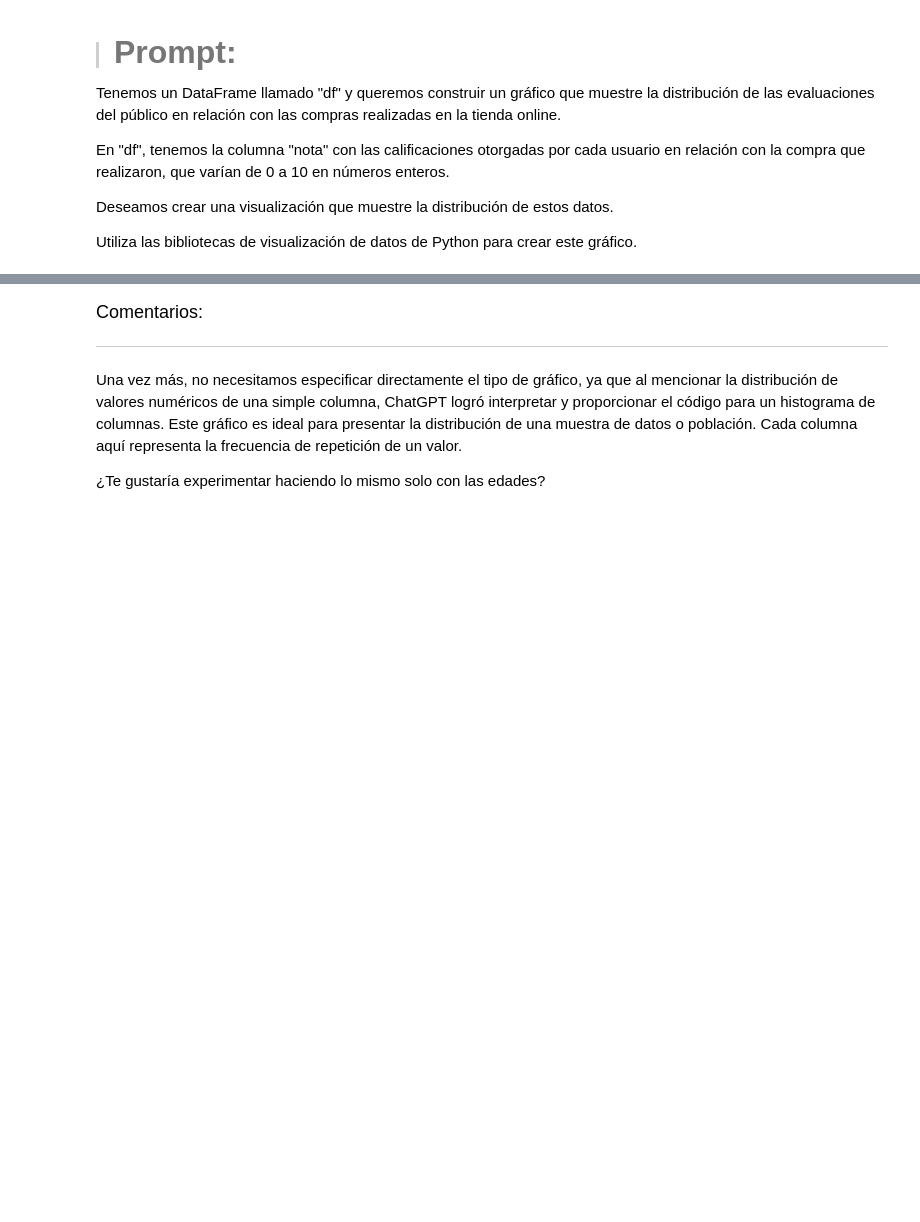
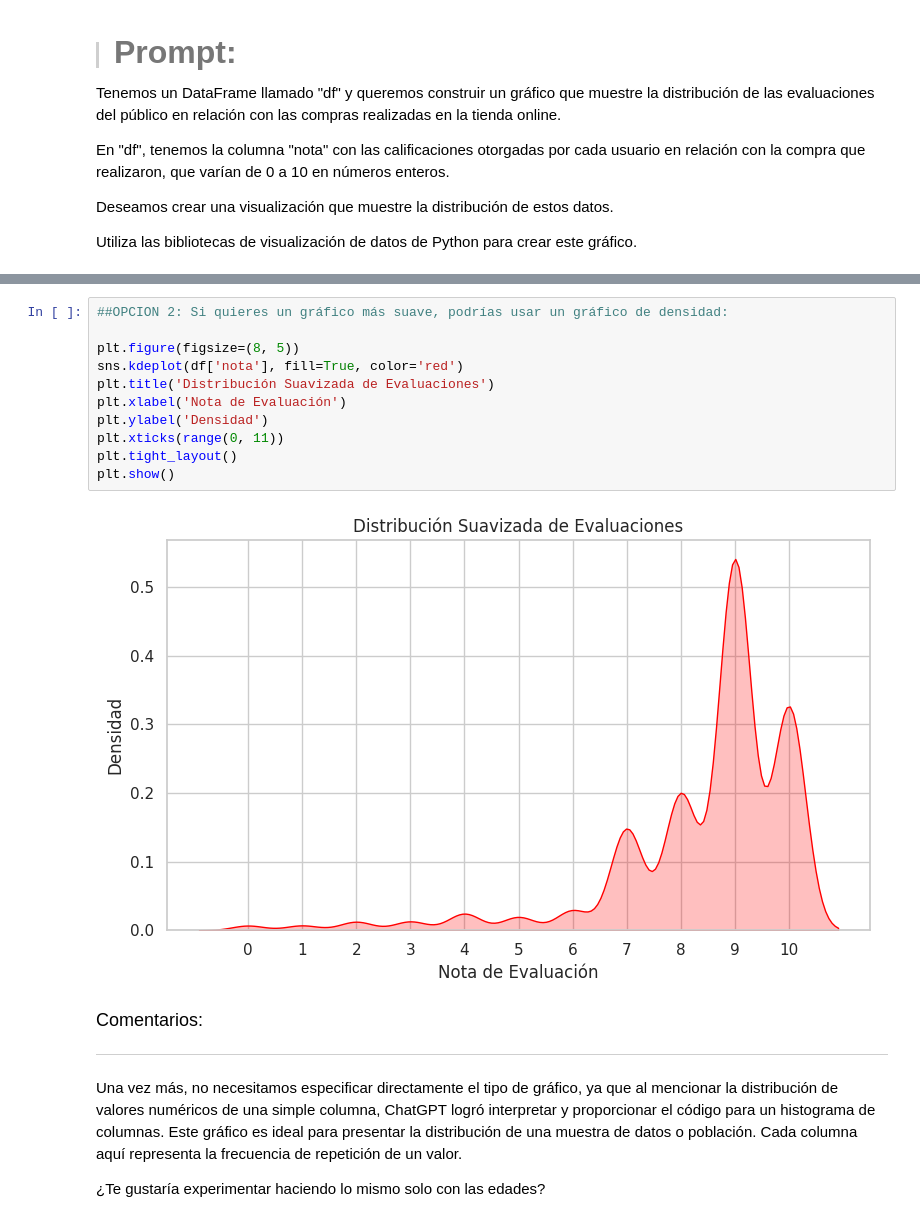
Before and after one commit to mg253a/IA_aplicada_a_ciencia_de_datos, a Jupyter notebook: IA_aplicada_a_ciencia_de_datos.ipynb, the cells around one changed output, grey strips where cells are left out. Drawn from its saved outputs; the diff is of its cells as text; blank space fills up the shorter version.

```diff
--- a/IA_aplicada_a_ciencia_de_datos.ipynb
+++ b/IA_aplicada_a_ciencia_de_datos.ipynb
@@ -803,3 +822,16 @@ Utiliza las bibliotecas de visualización de datos de Python para crear este gr
+# %%
+##OPCION 2: Si quieres un gráfico más suave, podrías usar un gráfico de densidad:
+
+plt.figure(figsize=(8, 5))
+sns.kdeplot(df['nota'], fill=True, color='red')
+plt.title('Distribución Suavizada de Evaluaciones')
+plt.xlabel('Nota de Evaluación')
+plt.ylabel('Densidad')
+plt.xticks(range(0, 11))
+plt.tight_layout()
+plt.show()
+# %% [output]
+[figure, added]
 # %% [markdown]
 <font color="7b71ff" size=4> Comentarios: </font>
 
```
Also changed, not shown: parts of 7 cells of this notebook.
